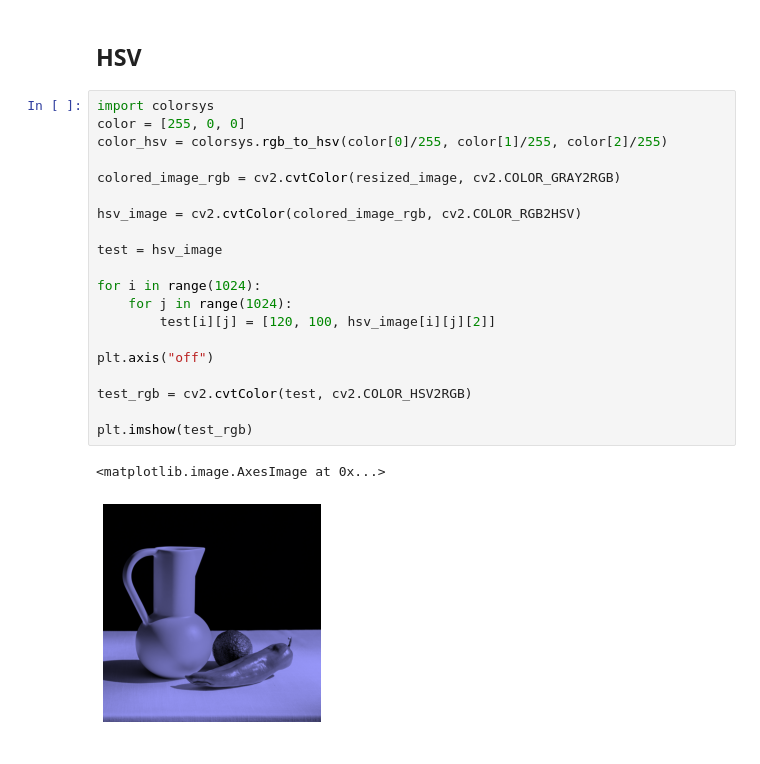
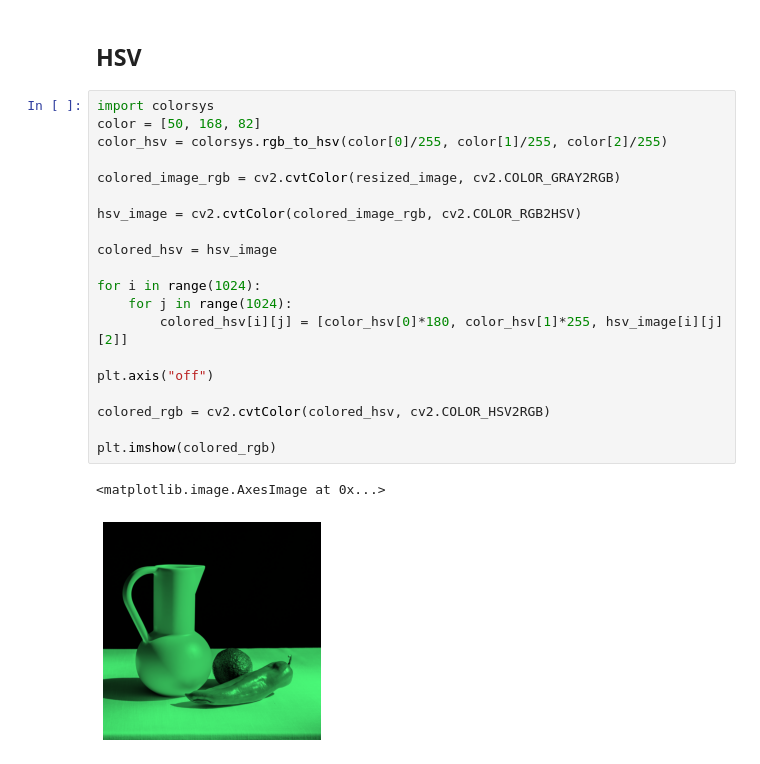
Before and after one commit to molnar75/diplomamunka, a Jupyter notebook: notebooks/08_colorization.ipynb, the cells around one changed output. Drawn from its saved outputs; the diff is of its cells as text.

Commit message:
Continue on hsv colorization

```diff
--- a/notebooks/08_colorization.ipynb
+++ b/notebooks/08_colorization.ipynb
@@ -207,24 +208,24 @@ plt.imshow(colored_image_rgb_multiply)
 ## HSV
 # %%
 import colorsys
-color = [255, 0, 0]
+color = [50, 168, 82]
 color_hsv = colorsys.rgb_to_hsv(color[0]/255, color[1]/255, color[2]/255)
 
 colored_image_rgb = cv2.cvtColor(resized_image, cv2.COLOR_GRAY2RGB)
 
 hsv_image = cv2.cvtColor(colored_image_rgb, cv2.COLOR_RGB2HSV)
 
-test = hsv_image
+colored_hsv = hsv_image
 
 for i in range(1024):
     for j in range(1024):
-        test[i][j] = [120, 100, hsv_image[i][j][2]]
+        colored_hsv[i][j] = [color_hsv[0]*180, color_hsv[1]*255, hsv_image[i][j][2]]
 
 plt.axis("off")
 
-test_rgb = cv2.cvtColor(test, cv2.COLOR_HSV2RGB)
+colored_rgb = cv2.cvtColor(colored_hsv, cv2.COLOR_HSV2RGB)
 
-plt.imshow(test_rgb)
+plt.imshow(colored_rgb)
 # %% [output]
 <matplotlib.image.AxesImage at 0x...>
-[figure, old version]
+[figure, new version]
```
Also changed, not shown: parts of 3 cells of this notebook, 1 other file.
